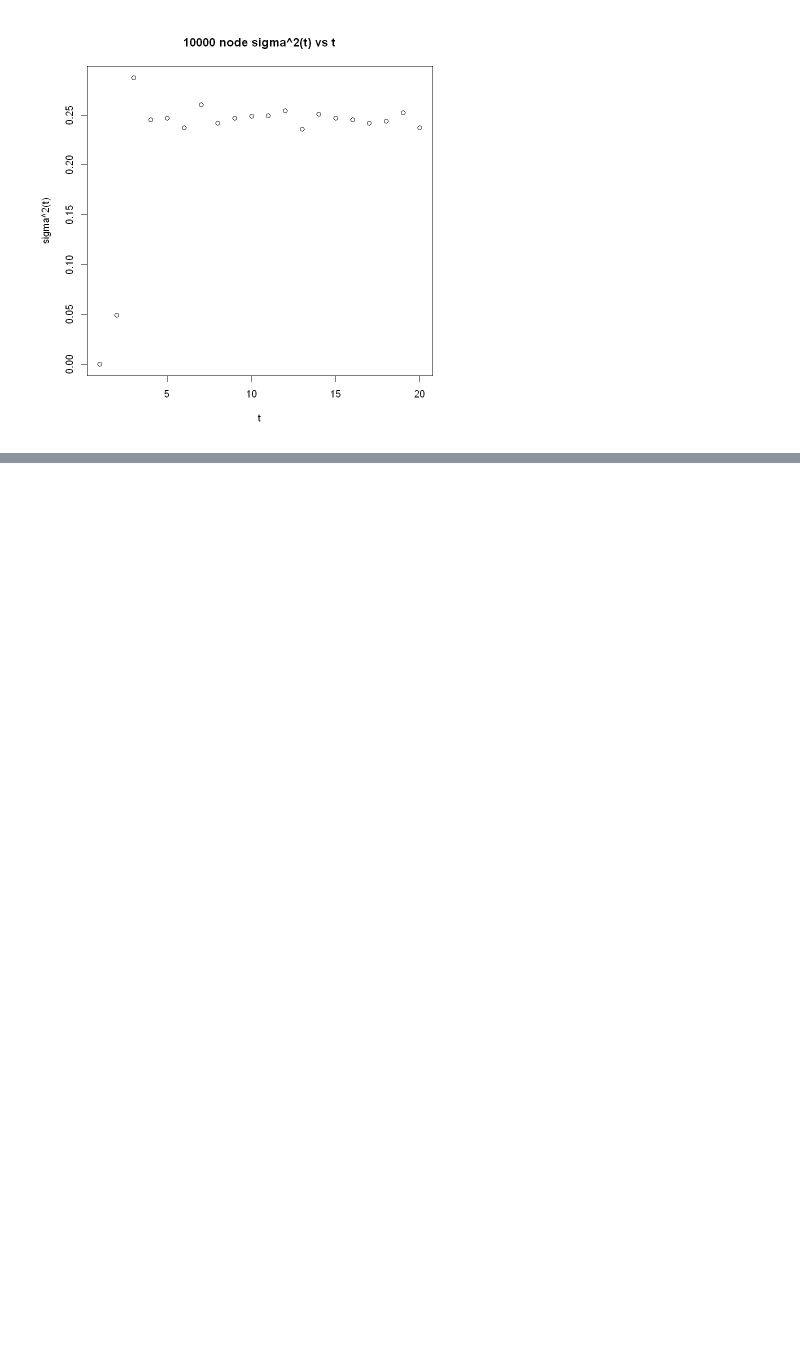
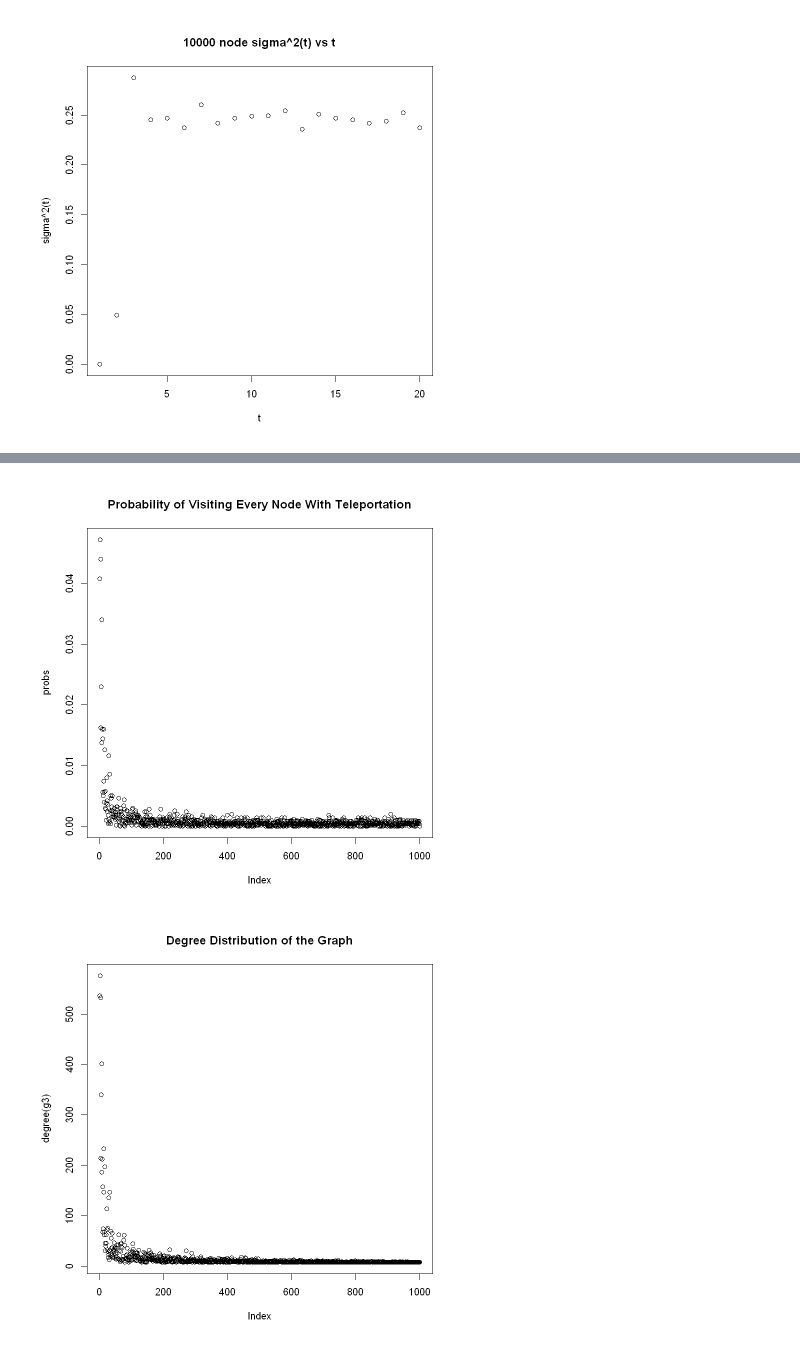
Before and after one commit to CapnSquirrel/ECE-232E, a Jupyter notebook: Project1/Project1.ipynb, the cells around one changed output, grey strips where cells are left out. Drawn from its saved outputs; the diff is of its cells as text; code cells hidden in the pictures; blank space fills up the shorter version.

```diff
--- a/Project1/Project1.ipynb
+++ b/Project1/Project1.ipynb
@@ -323,0 +384,5 @@ pr_no_tp()
+# %%
+pr_tp()
+# %% [output]
+[figure, added]
+[figure, added]
```
Also changed, not shown: parts of 3 cells of this notebook.
